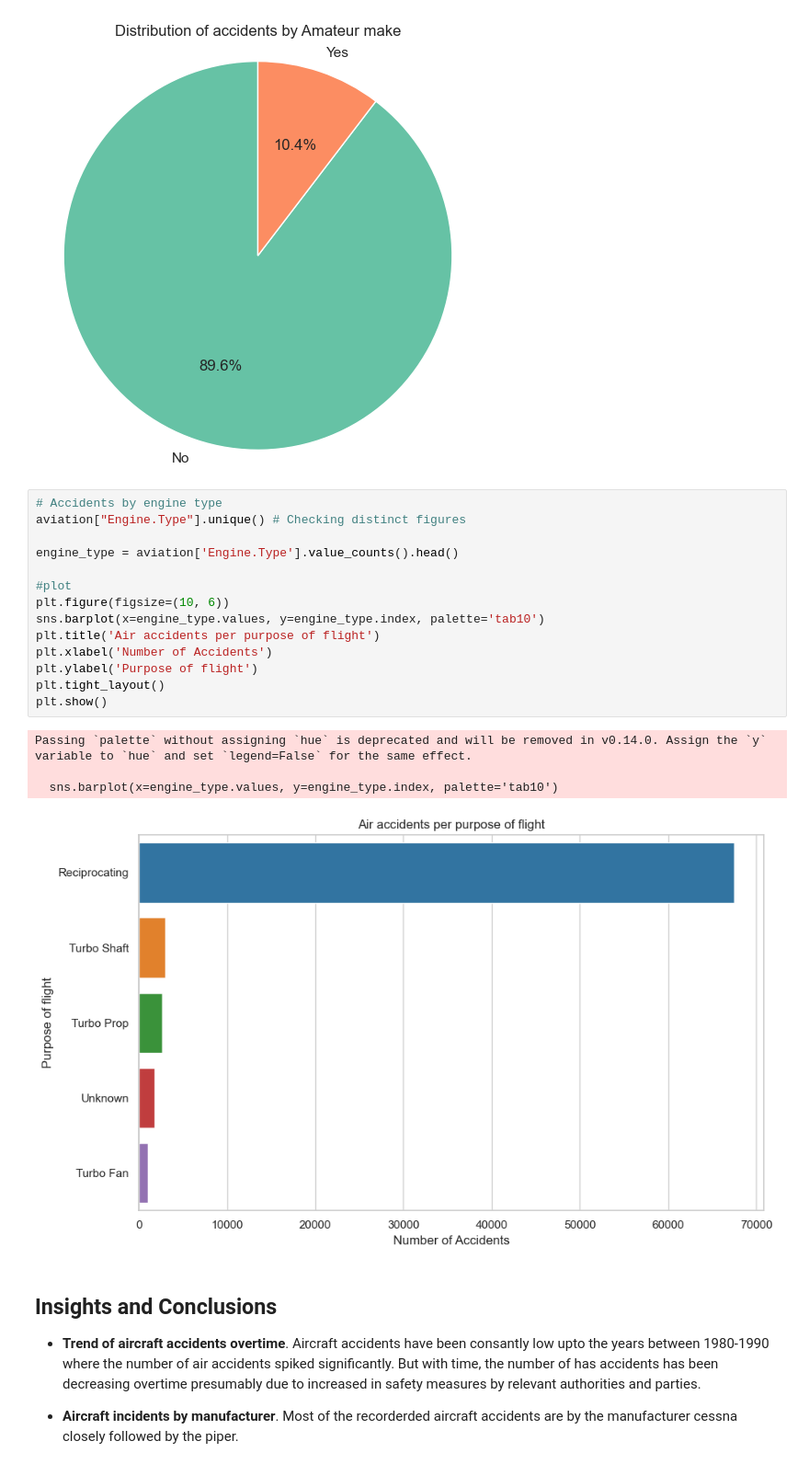
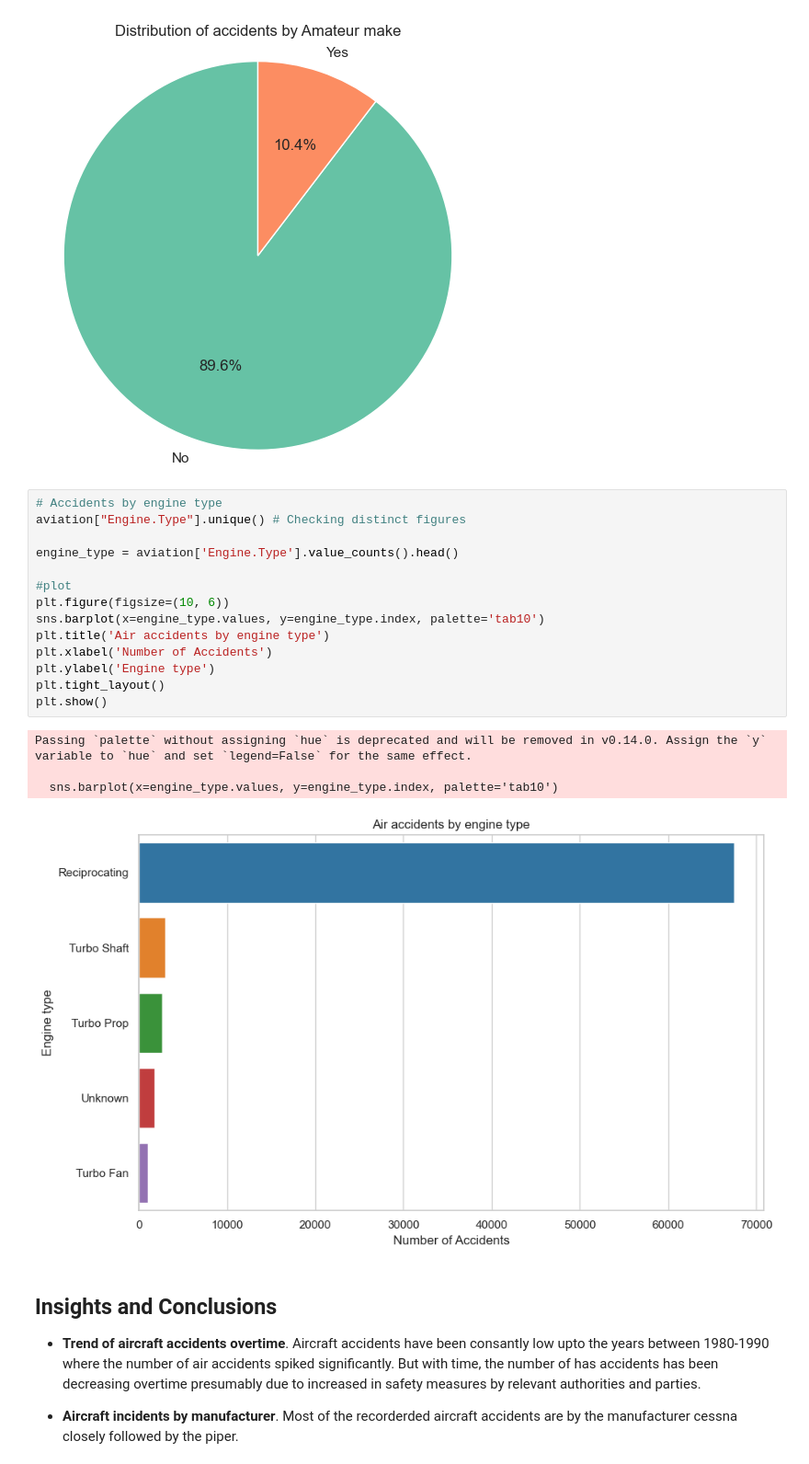
Before and after one commit to EmmanuelKiriinya/Aviation-Analysis, a Jupyter notebook: analysis.ipynb, the cells around one changed output. Shown at 92% size. Saved outputs shown, nothing was run; the diff lists cells and outputs as text.

```diff
--- a/analysis.ipynb
+++ b/analysis.ipynb
@@ -385,22 +385,22 @@ plt.show()
 # %%
 # Accidents by engine type
 aviation["Engine.Type"].unique() # Checking distinct figures
 
 engine_type = aviation['Engine.Type'].value_counts().head()
 
 #plot
 plt.figure(figsize=(10, 6))
 sns.barplot(x=engine_type.values, y=engine_type.index, palette='tab10')
-plt.title('Air accidents per purpose of flight')
+plt.title('Air accidents by engine type')
 plt.xlabel('Number of Accidents')
-plt.ylabel('Purpose of flight')
+plt.ylabel('Engine type')
 plt.tight_layout()
 plt.show()
 # %% [output]
 Passing `palette` without assigning `hue` is deprecated and will be removed in v0.14.0. Assign the `y` variable to `hue` and set `legend=False` for the same effect.
 
   sns.barplot(x=engine_type.values, y=engine_type.index, palette='tab10')
-[figure, old version]
+[figure, new version]
 # %% [markdown]
 ## Insights and Conclusions
 - **Trend of aircraft accidents overtime**. Aircraft accidents have been consantly low upto the years between 1980-1990 where the number of air accidents spiked significantly. But with  time, the number of has accidents has been decreasing overtime presumably due to increased in safety measures by relevant authorities and parties.
```
